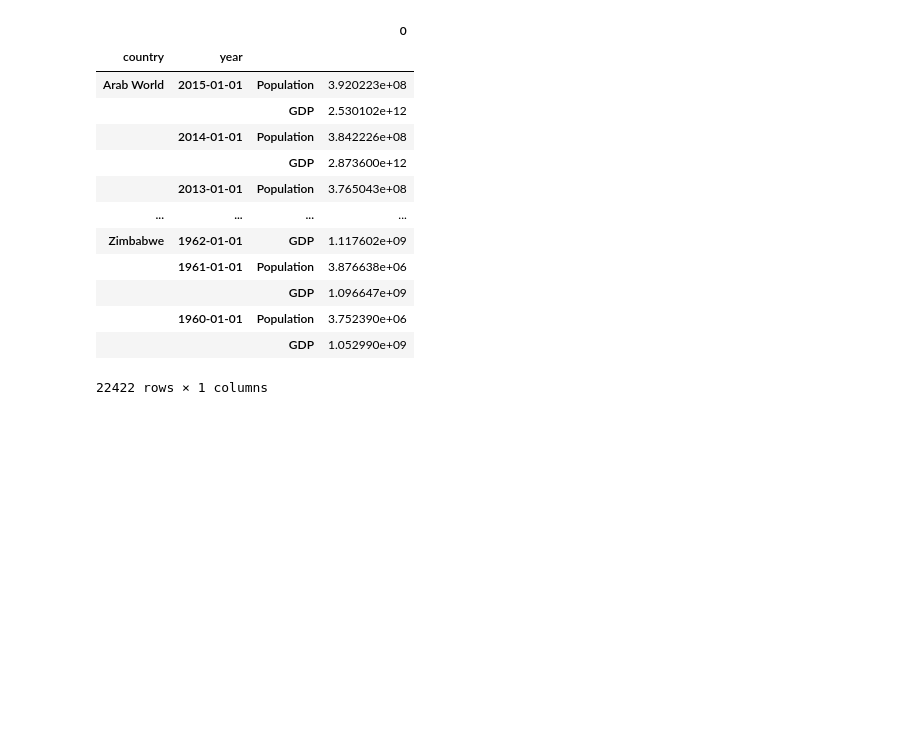
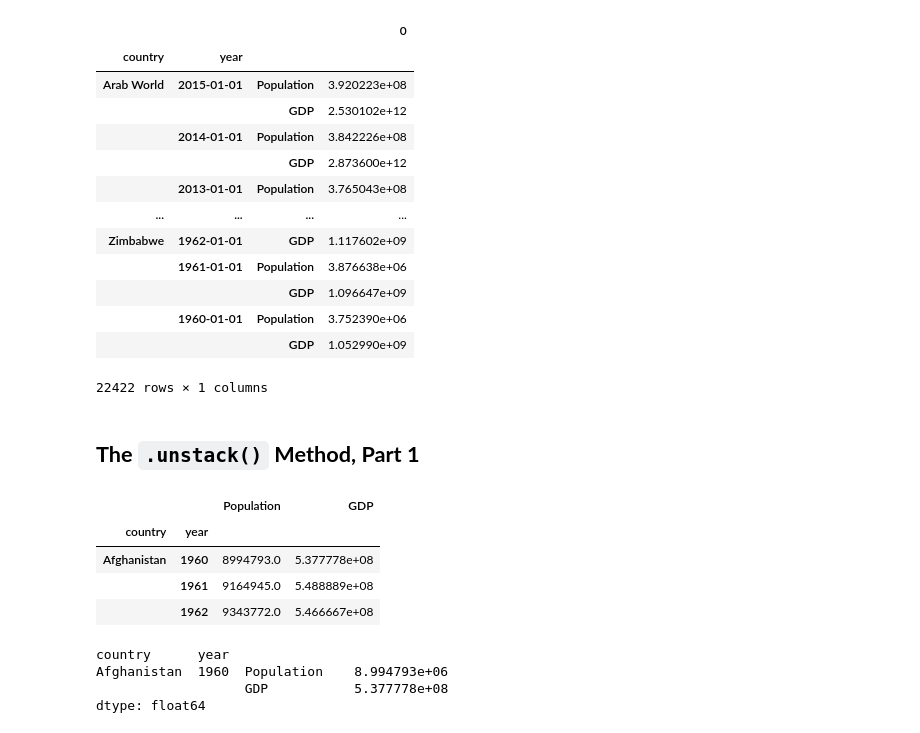
Before and after one commit to lukemariano/-I-love-pandas, a Jupyter notebook: pandas/multi_index.ipynb, the cells around one changed output. Drawn from its saved outputs; the diff is of its cells as text; code cells hidden in the pictures; blank space fills up the shorter version.

Commit message:
utilizando o método unstack() para desempilhar multi-indices em camadas internas

````diff
--- a/pandas/multi_index.ipynb
+++ b/pandas/multi_index.ipynb
@@ -438,3 +438,22 @@ stats.stack().to_frame()
 |  | 1960-01-01 | Population | 3.752390e+06 |
 |  |  | GDP | 1.052990e+09 |
 22422 rows × 1 columns
+# %% [markdown]
+## **The ```.unstack()``` Method, Part 1**
+# %%
+world = pd.read_csv("worldstats.csv", index_col = ["country", "year"]).sort_index()
+world.head(3)
+# %% [output]
+|  |  | Population | GDP |
+| country | year |  |  |
+| Afghanistan | 1960 | 8994793.0 | 5.377778e+08 |
+|  | 1961 | 9164945.0 | 5.488889e+08 |
+|  | 1962 | 9343772.0 | 5.466667e+08 |
+# %%
+s = world.stack()
+s.head(2)
+# %% [output]
+country      year
+Afghanistan  1960  Population    8.994793e+06
+                   GDP           5.377778e+08
+dtype: float64
````
Also changed, not shown: parts of 1 cell of this notebook.
